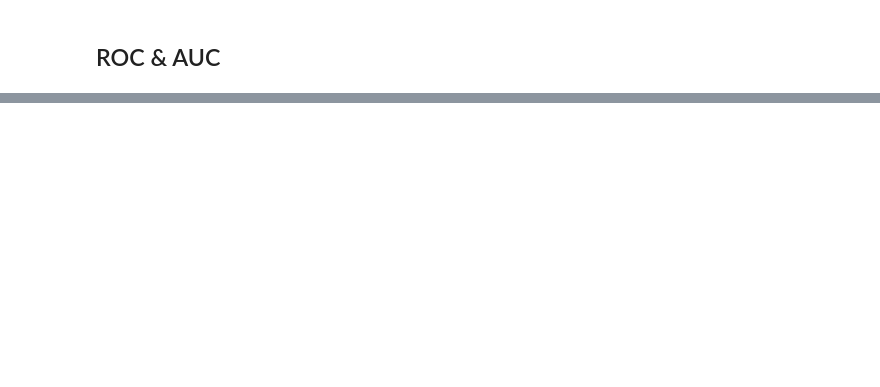
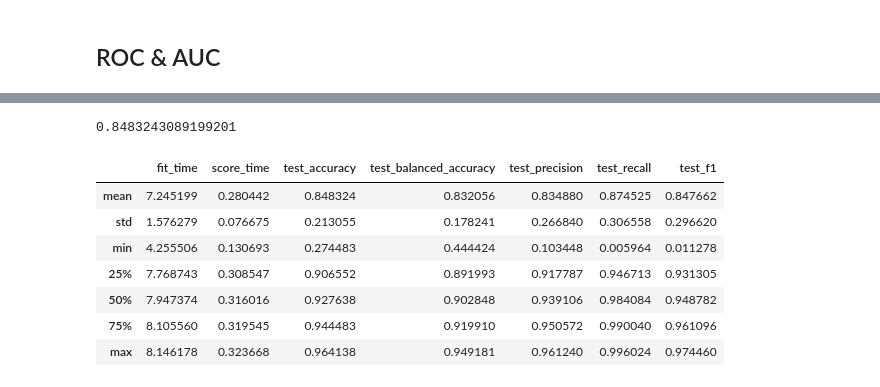
Before and after one commit to muhzinkhan/Space-Race-Analysis, a Jupyter notebook: Predictions.ipynb, the cells around one changed output, grey strips where cells are left out. Saved outputs shown, nothing was run; the diff lists cells and outputs as text; code cells hidden in the pictures; blank space fills up the shorter version.

```diff
--- a/Predictions.ipynb
+++ b/Predictions.ipynb
@@ -623,2 +461,2 @@ best_params
 # %%
-adaBoost_clf_best = AdaBoostClassifier(learning_rate=best_params['learning_rate'], n_estimators=best_params['n_estimators'])
+adaBoost_clf_best = AdaBoostClassifier(**best_params, random_state=42)
@@ -650,5 +467,24 @@ AdaBoostClassifier(learning_rate=0.0001, n_estimators=5)
 # %%
 y_pred = adaBoost_clf_best.predict(X)
+# %%
+acc_cv_score = cross_val_score(adaBoost_clf_best, X, y, scoring='accuracy', cv=10)
+acc_cv_score.mean()
+# %% [output]
+0.8483243089199201
+# %%
+cv_scores = cross_validate(
+    adaBoost_clf_best, X, y, cv=10, scoring=("accuracy", "balanced_accuracy", "precision", "recall", "f1"), return_train_score=False, n_jobs=-1
+)
+pd.DataFrame(cv_scores).describe()[1:]
+# %% [output]
+|  | fit_time | score_time | test_accuracy | test_balanced_accuracy | test_precision | test_recall | test_f1 |
+| mean | 7.245199 | 0.280442 | 0.848324 | 0.832056 | 0.834880 | 0.874525 | 0.847662 |
+| std | 1.576279 | 0.076675 | 0.213055 | 0.178241 | 0.266840 | 0.306558 | 0.296620 |
+| min | 4.255506 | 0.130693 | 0.274483 | 0.444424 | 0.103448 | 0.005964 | 0.011278 |
+| 25% | 7.768743 | 0.308547 | 0.906552 | 0.891993 | 0.917787 | 0.946713 | 0.931305 |
+| 50% | 7.947374 | 0.316016 | 0.927638 | 0.902848 | 0.939106 | 0.984084 | 0.948782 |
+| 75% | 8.105560 | 0.319545 | 0.944483 | 0.919910 | 0.950572 | 0.990040 | 0.961096 |
+| max | 8.146178 | 0.323668 | 0.964138 | 0.949181 | 0.961240 | 0.996024 | 0.974460 |
 # %%
 print(metrics.classification_report(y, y_pred))
 # %% [output]
```
Also changed, not shown: parts of 74 cells of this notebook, 9 other files.
